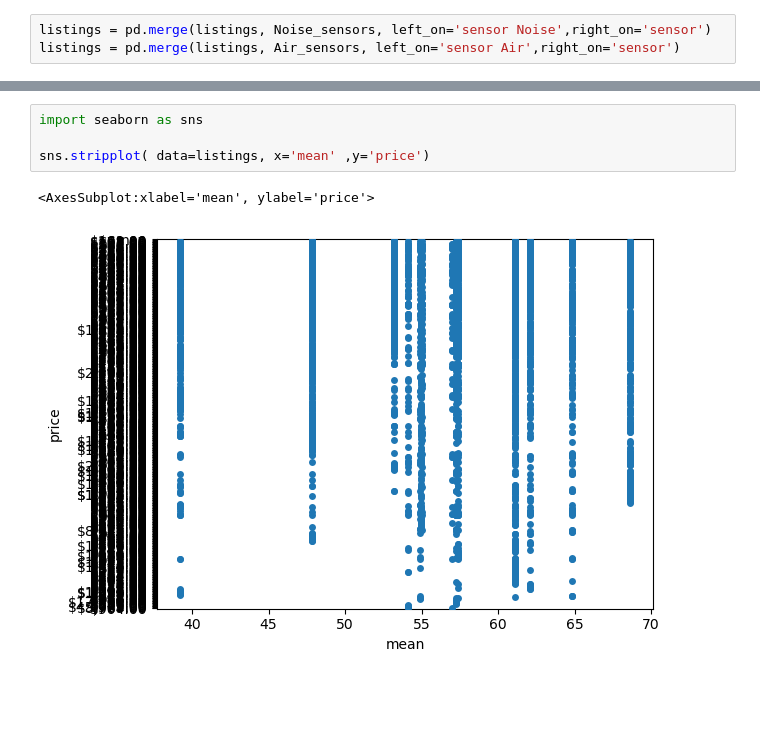
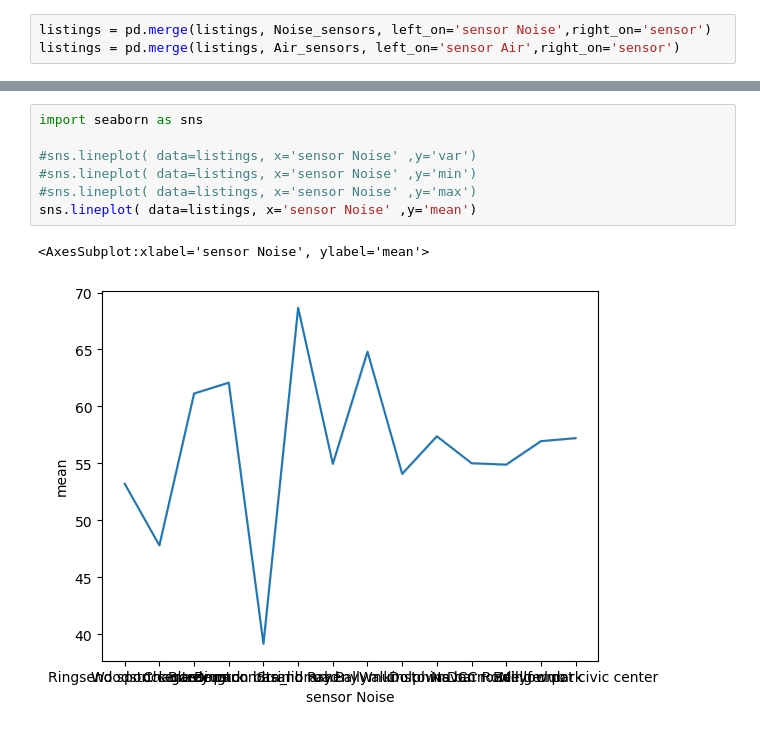
Before and after one commit to alexCCTcollege/Capstone, a Jupyter notebook: Transform.ipynb, the cells around one changed output, grey strips where cells are left out. Saved outputs shown, nothing was run; the diff lists cells and outputs as text; blank space fills up the shorter version.

```diff
--- a/Transform.ipynb
+++ b/Transform.ipynb
@@ -283,7 +269,10 @@ latitude_x  / unique:  7073  / nulls :  0
-# %%
-import seaborn as sns
-
-sns.stripplot( data=listings, x='mean' ,y='price')
-# %% [output]
-<AxesSubplot:xlabel='mean', ylabel='price'>
-[figure, removed]
+# %%
+import seaborn as sns
+
+#sns.lineplot( data=listings, x='sensor Noise' ,y='var')
+#sns.lineplot( data=listings, x='sensor Noise' ,y='min')
+#sns.lineplot( data=listings, x='sensor Noise' ,y='max')
+sns.lineplot( data=listings, x='sensor Noise' ,y='mean')
+# %% [output]
+<AxesSubplot:xlabel='sensor Noise', ylabel='mean'>
+[figure, added]
```
Also changed, not shown: parts of 7 cells of this notebook.
